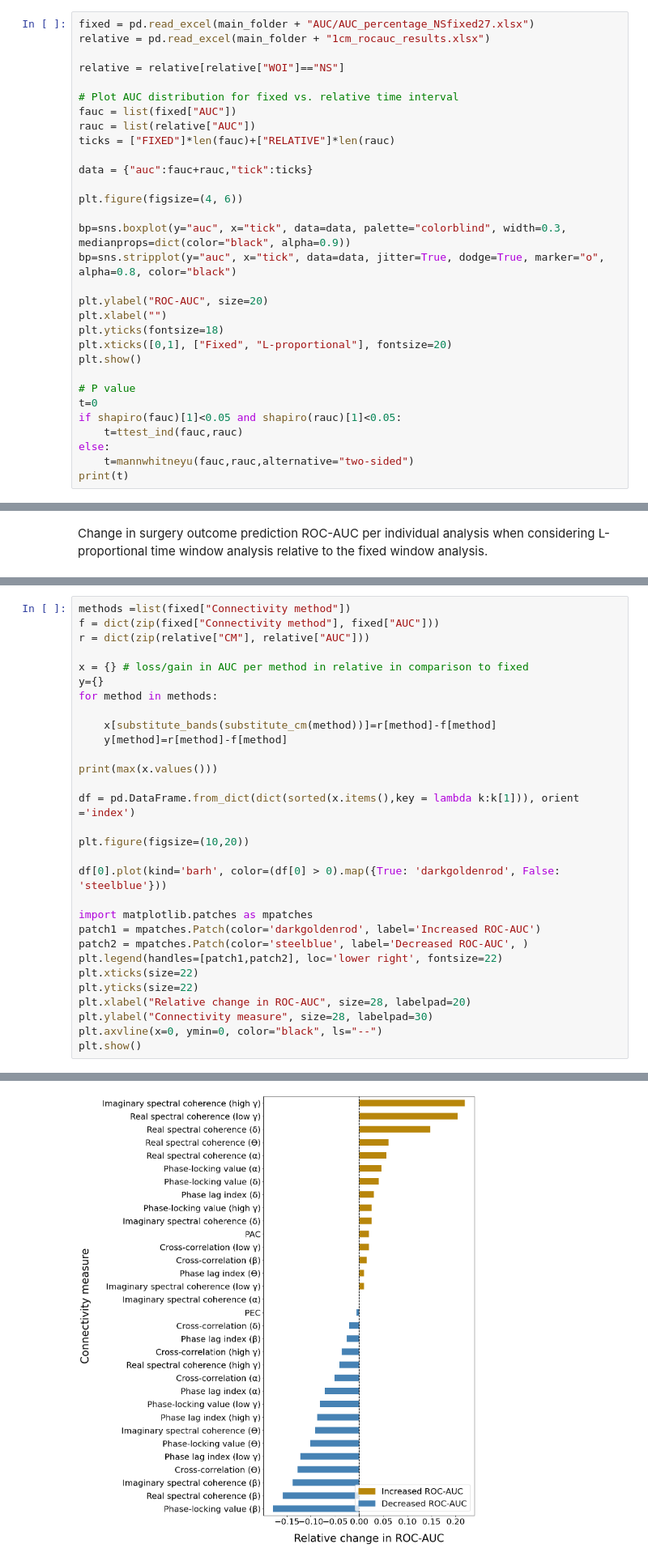
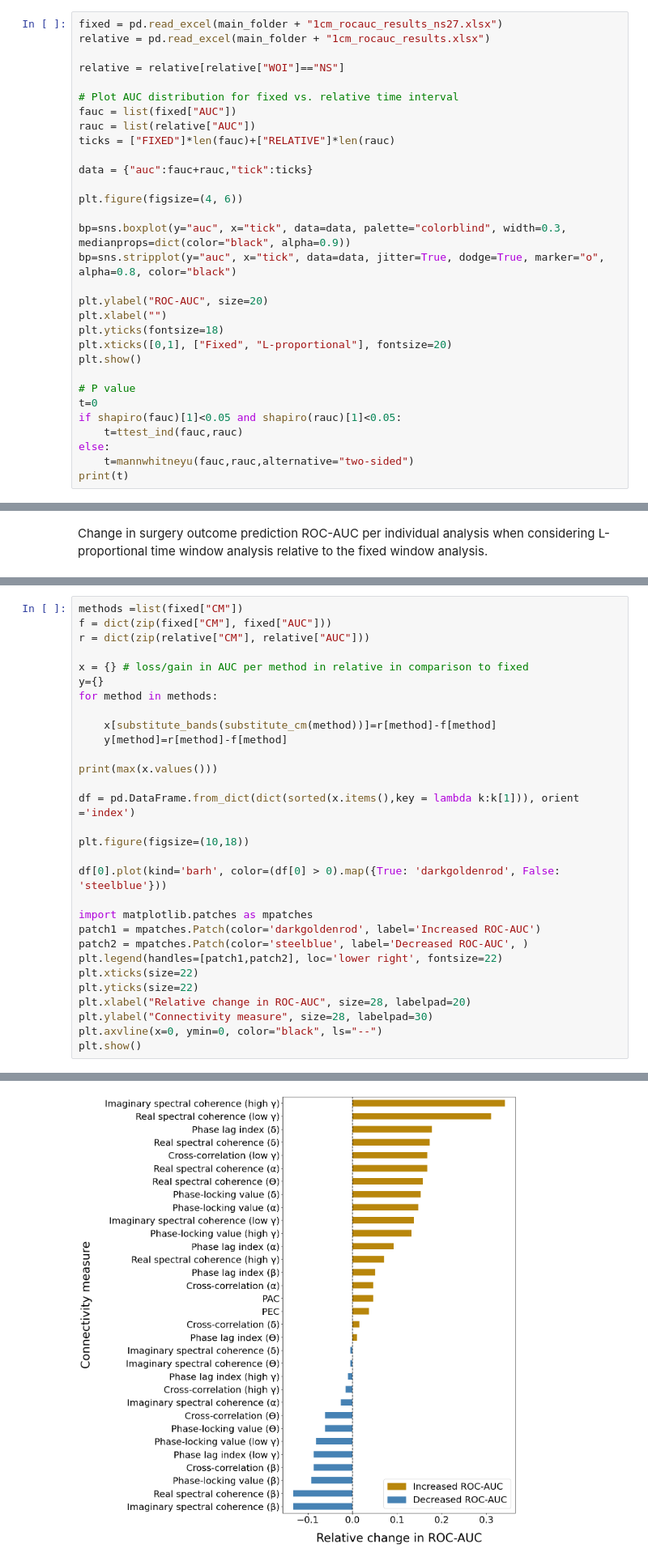
Before and after one commit to ivkarla/connectivity_change, a Jupyter notebook: notebooks/fixedL_transition_stats.ipynb, the cells around one changed output, grey strips where cells are left out. Shown at 81% size. Drawn from its saved outputs; the diff is of its cells as text.

```diff
--- a/notebooks/fixedL_transition_stats.ipynb
+++ b/notebooks/fixedL_transition_stats.ipynb
@@ -63,7 +63,7 @@ Sigma = 114.20745952652496
 # %% [markdown]
 Plot AUC distribution for fixed vs. relative time interval and check if there is a significant difference:
 # %%
-fixed = pd.read_excel(main_folder + "AUC/AUC_percentage_NSfixed27.xlsx")
+fixed = pd.read_excel(main_folder + "1cm_rocauc_results_ns27.xlsx")
 relative = pd.read_excel(main_folder + "1cm_rocauc_results.xlsx")
 
 relative = relative[relative["WOI"]=="NS"]
@@ -146,8 +146,8 @@ def substitute_cm(s):
 
     return s
 # %%
-methods =list(fixed["Connectivity method"])
-f = dict(zip(fixed["Connectivity method"], fixed["AUC"]))
+methods =list(fixed["CM"])
+f = dict(zip(fixed["CM"], fixed["AUC"]))
 r = dict(zip(relative["CM"], relative["AUC"]))
 
 x = {} # loss/gain in AUC per method in relative in comparison to fixed
@@ -161,7 +161,7 @@ print(max(x.values()))
 
 df = pd.DataFrame.from_dict(dict(sorted(x.items(),key = lambda k:k[1])), orient ='index')
 
-plt.figure(figsize=(10,20))
+plt.figure(figsize=(10,18))
 
 df[0].plot(kind='barh', color=(df[0] > 0).map({True: 'darkgoldenrod', False: 'steelblue'}))
 
@@ -180 +180 @@ plt.show()
-[figure, old version]
+[figure, new version]
```
Also changed, not shown: parts of 2 cells of this notebook.
